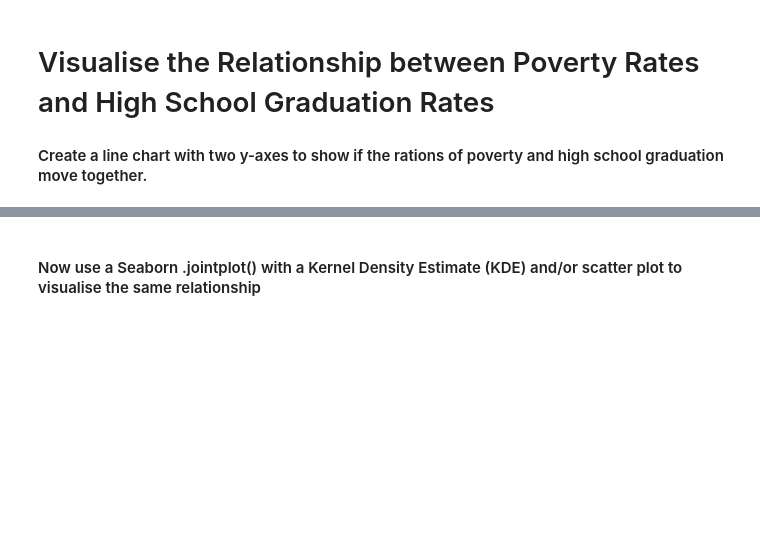
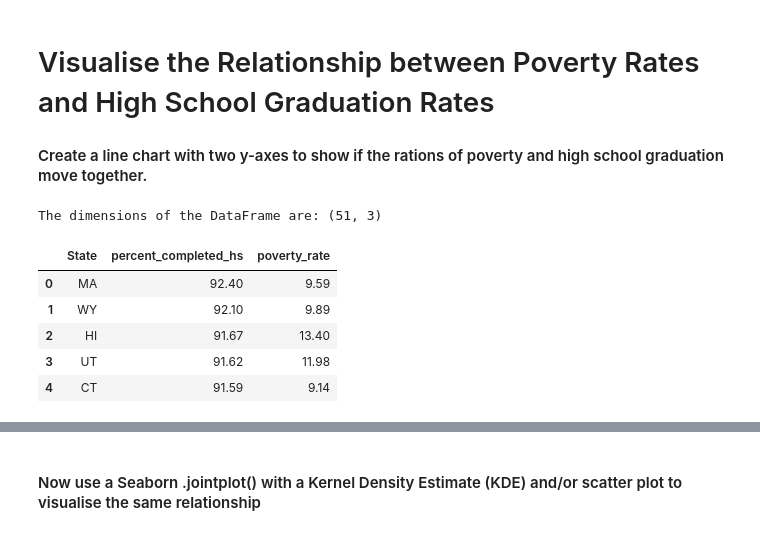
Before and after one commit to cdosorio/python-100-days, a Jupyter notebook: 099-pandas-Fatal-Force/Fatal_Force_(start).ipynb, the cells around one changed output, grey strips where cells are left out. Cells and saved outputs as stored; diff of their text form; code cells hidden in the pictures; blank space fills up the shorter version.

```diff
--- a/099-pandas-Fatal-Force/Fatal_Force_(start).ipynb
+++ b/099-pandas-Fatal-Force/Fatal_Force_(start).ipynb
@@ -196,3 +236,17 @@ Show the High School Graduation Rate in ascending order of US States. Which stat
 # Visualise the Relationship between Poverty Rates and High School Graduation Rates
 
 #### Create a line chart with two y-axes to show if the rations of poverty and high school graduation move together.
+# %%
+# merge 2 dataframes
+merged_df = pd.merge(df_state_completed_hs, df_states_poverty, on='State', how="inner")
+print(f'The dimensions of the DataFrame are: {merged_df.shape}')
+merged_df.sort_values('percent_completed_hs', ascending=False)
+merged_df.head()
+# %% [output]
+The dimensions of the DataFrame are: (51, 3)
+|  | State | percent_completed_hs | poverty_rate |
+| 0 | MA | 92.40 | 9.59 |
+| 1 | WY | 92.10 | 9.89 |
+| 2 | HI | 91.67 | 13.40 |
+| 3 | UT | 91.62 | 11.98 |
+| 4 | CT | 91.59 | 9.14 |
```
Also changed, not shown: parts of 7 cells of this notebook.
